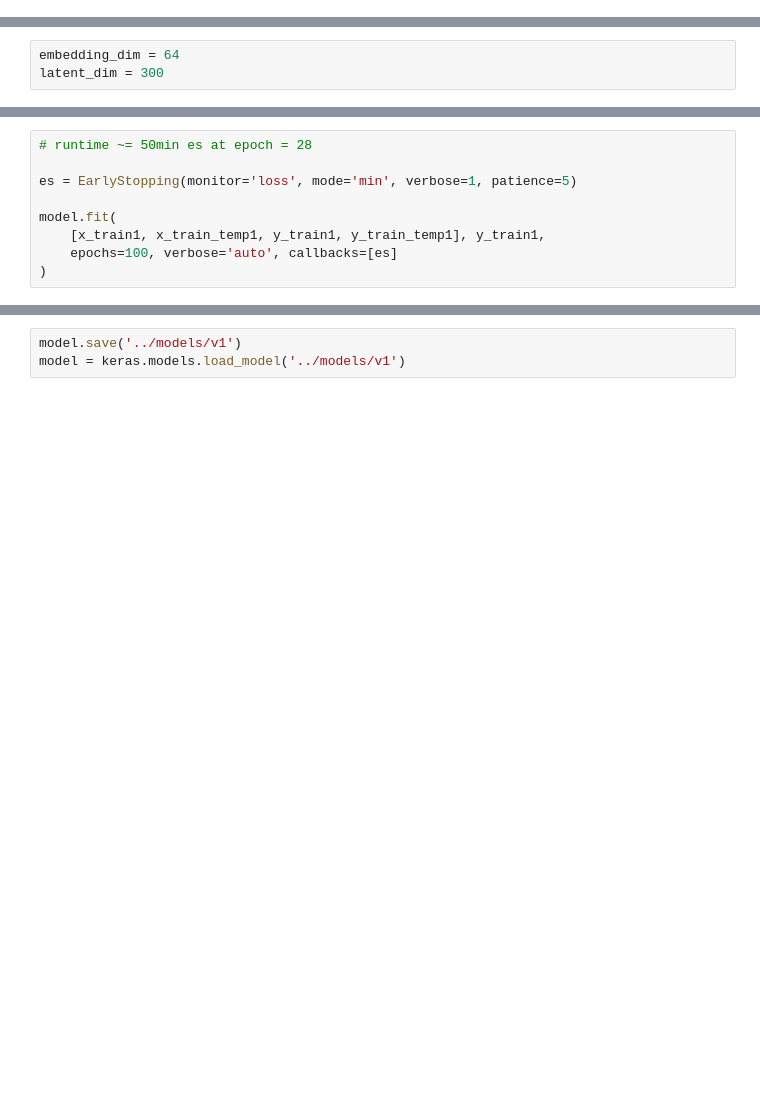
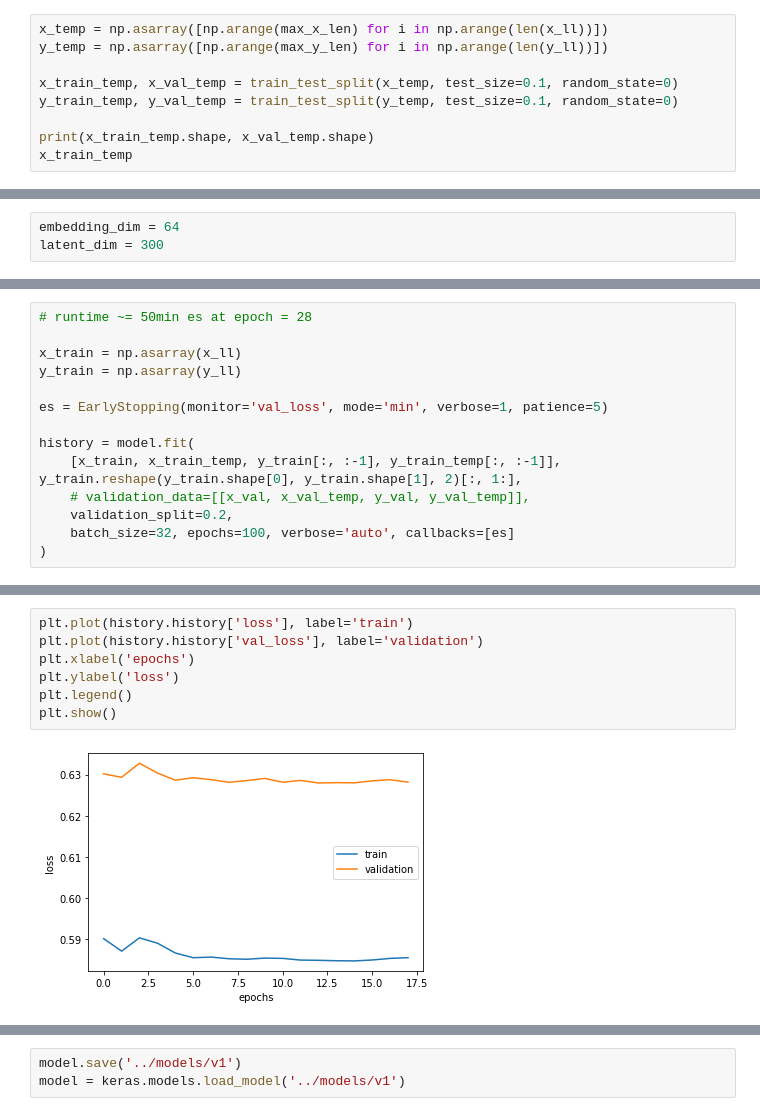
Before and after one commit to jarviskroos7/PATH_vehicle_localization, a Jupyter notebook: code/lstm_baseline.ipynb, the cells around one changed output, grey strips where cells are left out. Saved outputs shown, nothing was run; the diff lists cells and outputs as text; blank space fills up the shorter version.

```diff
--- a/code/lstm_baseline.ipynb
+++ b/code/lstm_baseline.ipynb
@@ -103,3 +103,12 @@ max_x_len = max([len(x_seg) for x_seg in x_ll])
 max_y_len, max_x_len
 # %% [output]
 (3822, 77)
+# %%
+x_temp = np.asarray([np.arange(max_x_len) for i in np.arange(len(x_ll))])
+y_temp = np.asarray([np.arange(max_y_len) for i in np.arange(len(y_ll))])
+
+x_train_temp, x_val_temp = train_test_split(x_temp, test_size=0.1, random_state=0)
+y_train_temp, y_val_temp = train_test_split(y_temp, test_size=0.1, random_state=0)
+
+print(x_train_temp.shape, x_val_temp.shape)
+x_train_temp
@@ -214,11 +222,16 @@ a = np.random.randint(100, size=(450, 3822, 2))
 # %%
 # runtime ~= 50min es at epoch = 28
 
-es = EarlyStopping(monitor='loss', mode='min', verbose=1, patience=5)
+x_train = np.asarray(x_ll)
+y_train = np.asarray(y_ll)
 
-model.fit(
-    [x_train1, x_train_temp1, y_train1, y_train_temp1], y_train1,
-    epochs=100, verbose='auto', callbacks=[es]
+es = EarlyStopping(monitor='val_loss', mode='min', verbose=1, patience=5)
+
+history = model.fit(
+    [x_train, x_train_temp, y_train[:, :-1], y_train_temp[:, :-1]], y_train.reshape(y_train.shape[0], y_train.shape[1], 2)[:, 1:],
+    # validation_data=[[x_val, x_val_temp, y_val, y_val_temp]],
+    validation_split=0.2,
+    batch_size=32, epochs=100, verbose='auto', callbacks=[es]
 )
 # %% [output]
 Epoch 1/100
@@ -241,0 +254,9 @@ Epoch 28: early stopping
+# %%
+plt.plot(history.history['loss'], label='train')
+plt.plot(history.history['val_loss'], label='validation')
+plt.xlabel('epochs')
+plt.ylabel('loss')
+plt.legend()
+plt.show()
+# %% [output]
+[figure, added]
```
Also changed, not shown: parts of 11 cells of this notebook.
